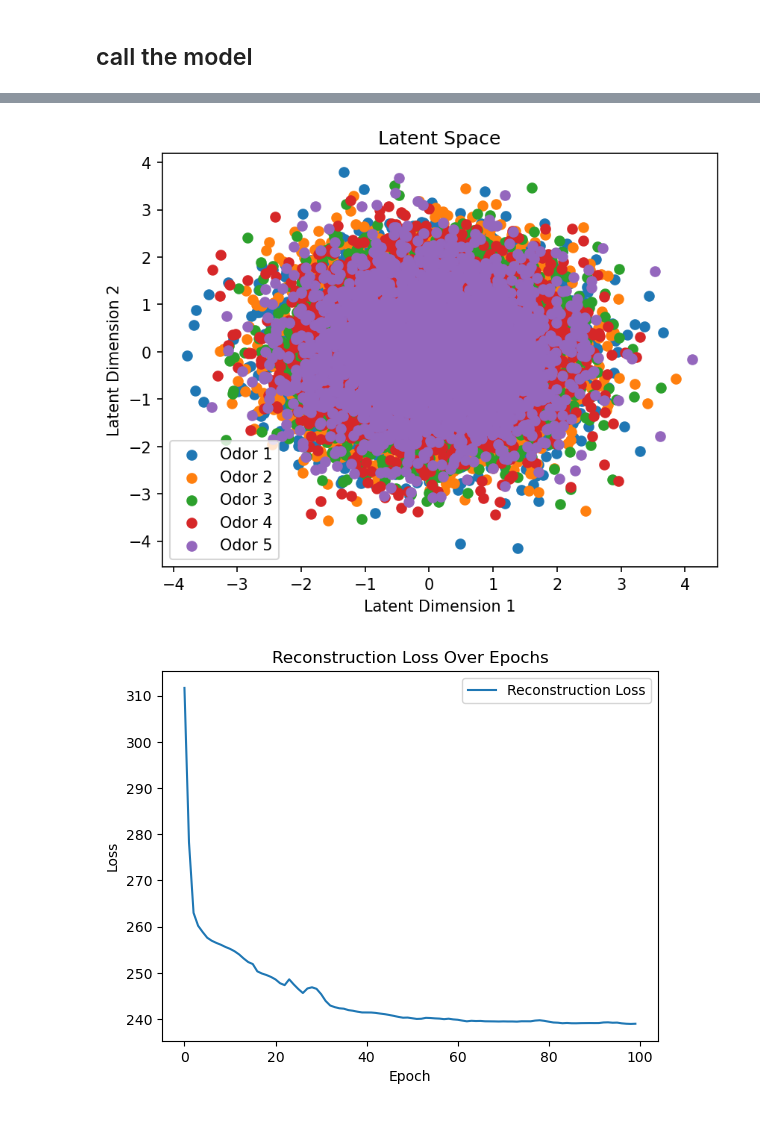
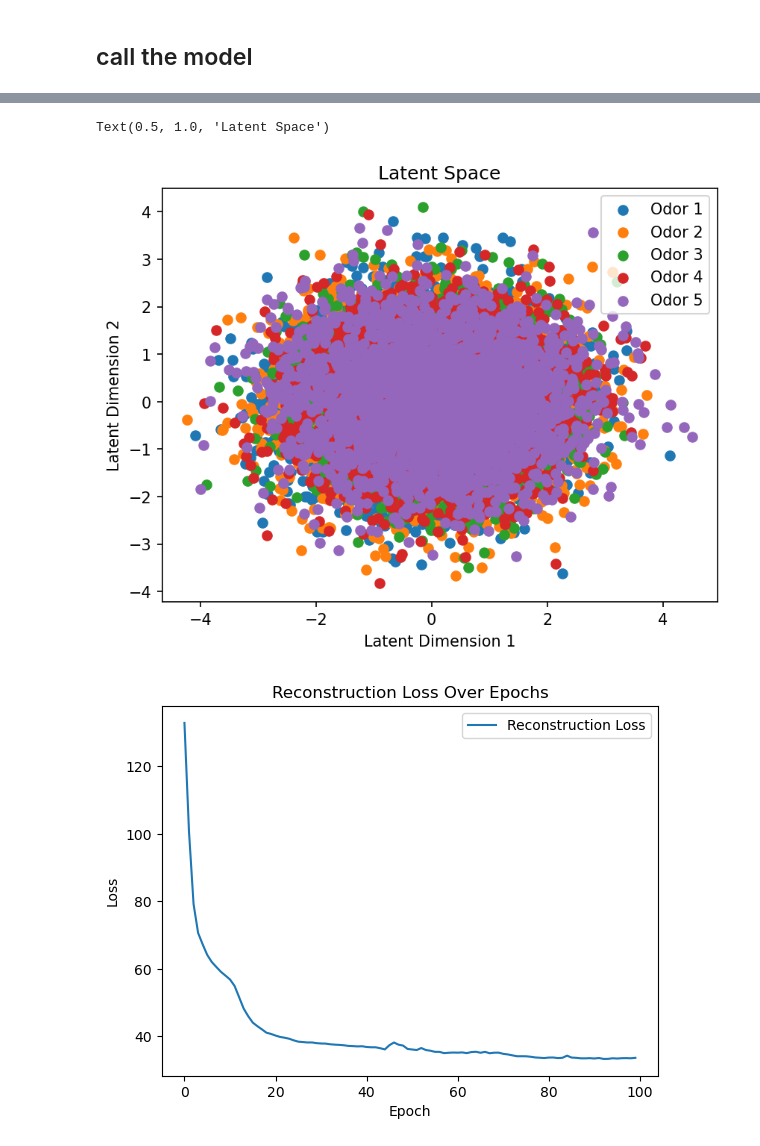
Before and after one commit to ZhishunYang/CS273E_final_proj_Z, a Jupyter notebook: LSTM_VAE.ipynb, the cells around one changed output, grey strips where cells are left out. Cells and saved outputs as stored; diff of their text form; code cells hidden in the pictures.

Commit message:
smoothing spike has less loss

```diff
--- a/LSTM_VAE.ipynb
+++ b/LSTM_VAE.ipynb
@@ -51,8 +51,8 @@ spike_data_list = []
 odor_data_list = []
 time_bin = 25
 bin_size = 100
-smooth = False
-sigma = 10
+smooth = True
+sigma = 5
 
 # Iterate over trials
 for i_trial in np.unique(odor_data[:, 1]):
@@ -164,11 +164,11 @@ class LSTMModel(nn.Module):
         # Reconstruction from LSTM output
         self.output_layer = nn.Linear(in_features=hidden_size, out_features=input_dim)
 
-    def encode(self, x_list, lengths):
+    def encode(self, x_list, lengths=None):
         """
         Encoder: Takes a list of input sequences with varying lengths and encodes them into latent space.
         x_list: List of tensors, each with shape (seq_len, input_dim).
-        lengths: Tensor of sequence lengths (batch_size).
+        lengths: Tensor of sequence lengths of each batch.
         """
         # Pad sequences to the same length and pack them
         x_padded = torch.nn.utils.rnn.pad_sequence(x_list, batch_first=True)  # (batch_size, max_seq_len, input_dim)
@@ -196,11 +196,11 @@ class LSTMModel(nn.Module):
             epsilon = torch.randn_like(std)
             return mean + epsilon * std
 
-    def decode(self, z, lengths):
+    def decode(self, z, lengths = None):
         """
         Decoder: Reconstruct sequences from latent representation.
         z: (batch_size, latent_dim)
-        lengths: Tensor of sequence lengths (batch_size).
+        lengths: Tensor of sequence lengths of each batch.
         """
         # Repeat latent vector for the max sequence length
         max_seq_len = lengths.max().item()
@@ -220,7 +220,7 @@ class LSTMModel(nn.Module):
     def forward(self, x_list):
         """
         Forward pass: Encoder -> Reparameterize -> Decoder.
-        x_list: List of tensors with varying lengths, each with shape (seq_len, input_dim).
+        x_list: List of tensors with lengths of batch, each with shape (seq_len, input_dim).
         """
         # Calculate lengths of sequences
         lengths = torch.tensor([x.size(0) for x in x_list], dtype=torch.long)
@@ -253,7 +253,7 @@ def loss_function(recon_x, x, mu, logvar, beta=1):
     MSE = nn.functional.mse_loss(recon_x, x, reduction='sum')/ x.size(0)
 
     # KL divergence between encoder's distribution and standard Gaussian
-    KL =  - beta * 0.5 * torch.sum(1 + logvar - mu.pow(2) - logvar.exp())
+    KL =  - beta * 0.5 * torch.sum(1 + logvar - mu.pow(2) - logvar.exp())/ x.size(0)
 
     return MSE + KL
 # %% [markdown]
@@ -261,7 +261,7 @@ def loss_function(recon_x, x, mu, logvar, beta=1):
 # %%
 input_dim = 46
 hidden_size = 128
-latent_dim = 2
+latent_dim = 5
 num_layers = 4
 
 # Initial the model and optimizer
@@ -327,23 +327,28 @@ Epoch [100/100] Average Loss: 238.9837
 # %%
 # Combine latent vectors and labels
 latent_vectors = torch.cat(latent_vectors, dim=0).numpy()  # Shape: (total_samples, latent_dim)
 all_labels = torch.cat(all_labels).numpy()  # Shape: (total_samples,)
+
+if latent_vectors.shape[1]>2:
+    from sklearn.decomposition import PCA
+    pca = PCA(n_components=2)
+    latent_vectors = pca.fit_transform(latent_vectors)
 
 # plot latent space
 plt.figure(dpi=150)
 
 for i in range(1,6):
     mask = all_labels == i  # Mask for points corresponding to odor i
     plt.scatter(latent_vectors[mask, 0], latent_vectors[mask, 1], label=f'Odor {int(i)}')
 
 # Add legend and labels
 plt.legend()
 plt.xlabel("Latent Dimension 1")
 plt.ylabel("Latent Dimension 2")
 plt.title("Latent Space")
-plt.show()
 # %% [output]
+Text(0.5, 1.0, 'Latent Space')
-[figure, old version]
+[figure, new version]
 # %%
 # Plot the losses
 plt.figure(dpi=100)
@@ -354,4 +359,4 @@ plt.title("Reconstruction Loss Over Epochs")
 plt.legend()
 plt.show()
 # %% [output]
-[figure, old version]
+[figure, new version]
```
Also changed, not shown: parts of 7 cells of this notebook.
